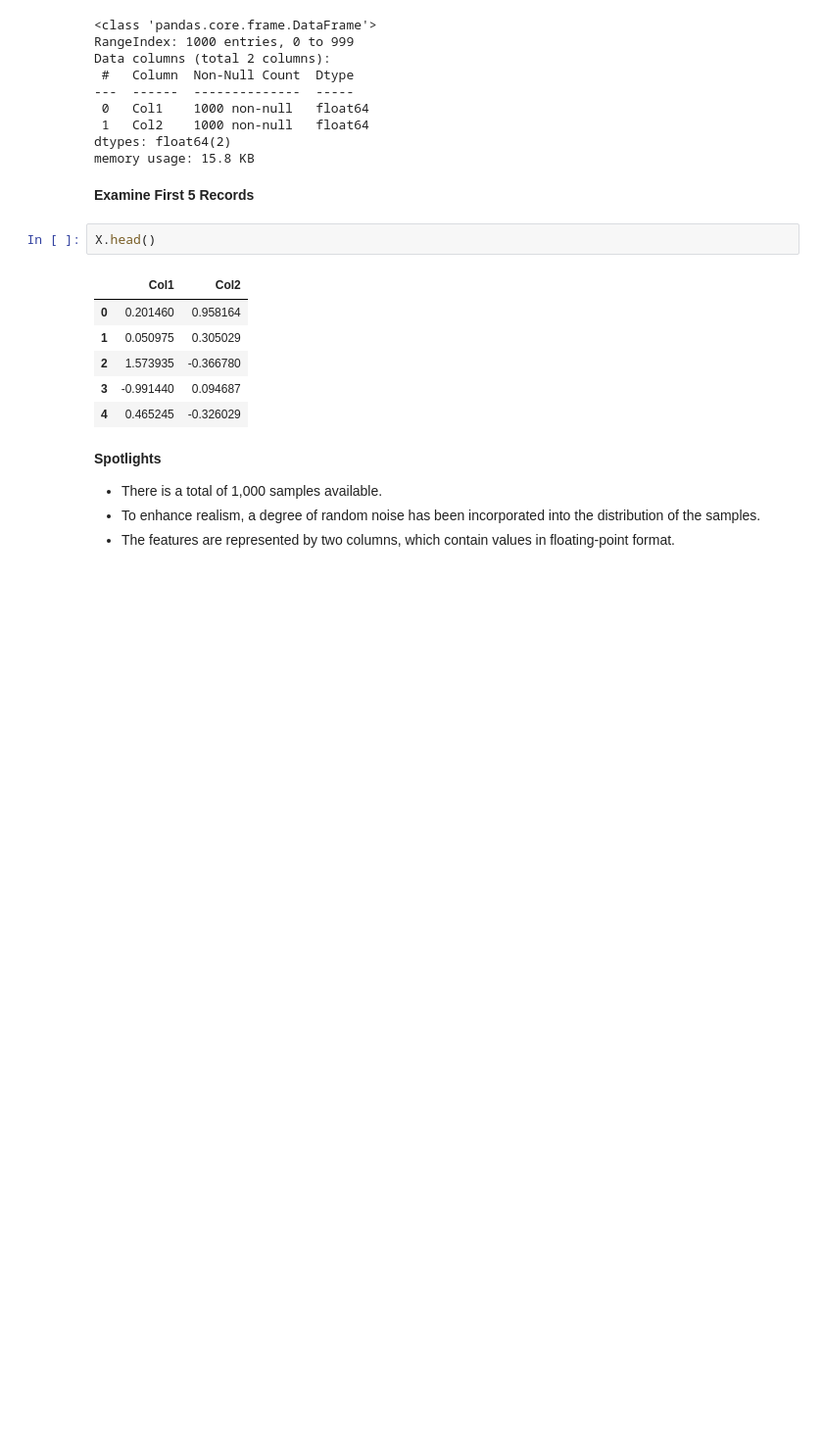
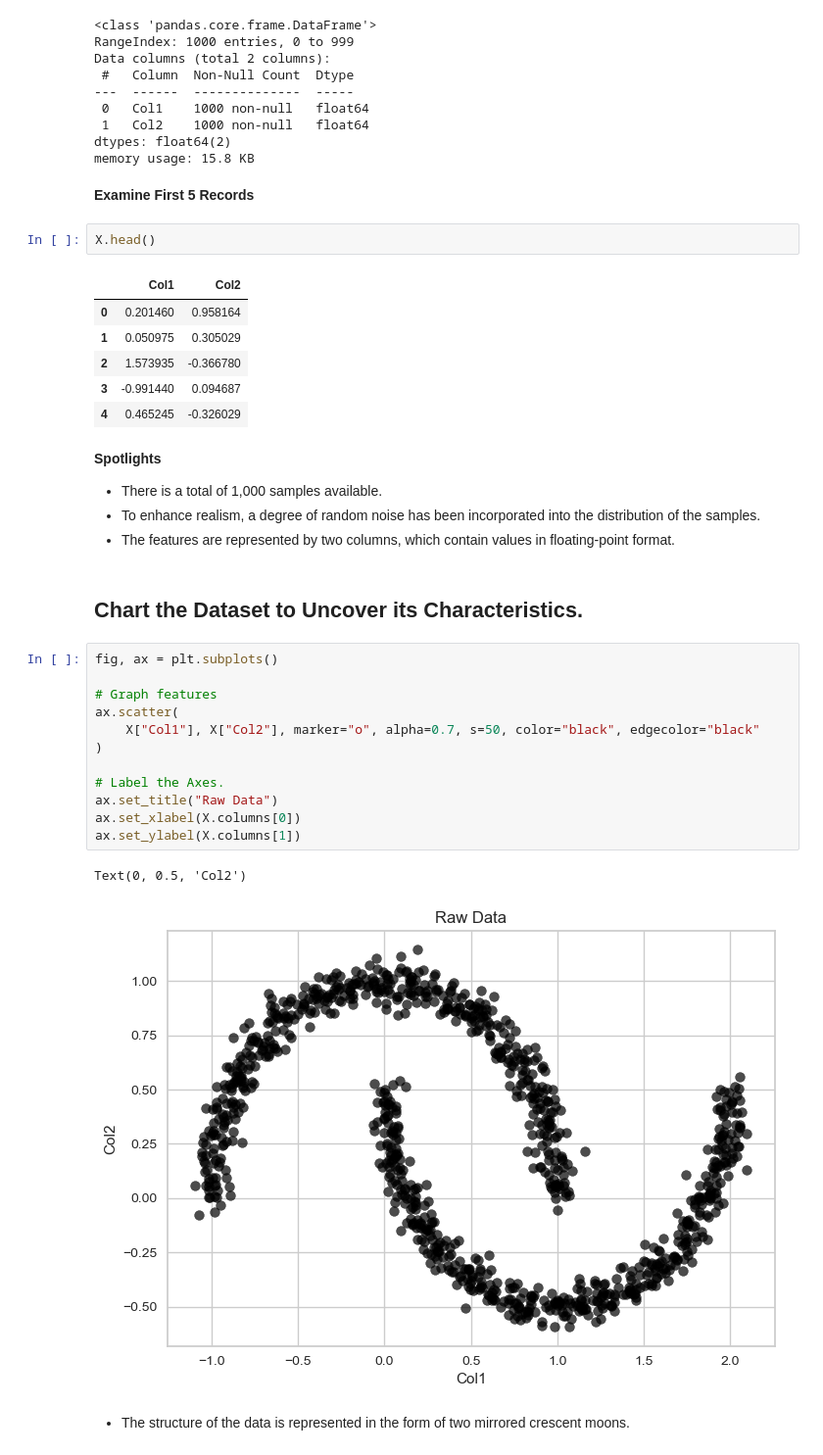
Before and after one commit to tyrantdavis/Hierarchical-Clustering-Model, a Jupyter notebook: hierarchical-clustering-moons.ipynb, the cells around one changed output. Shown at 98% size. Cells and saved outputs as stored; diff of their text form; blank space fills up the shorter version.

Commit message:
Visualize the data to discern its structure.

```diff
--- a/hierarchical-clustering-moons.ipynb
+++ b/hierarchical-clustering-moons.ipynb
@@ -81,3 +81,22 @@ X.head()
 - There is a total of 1,000 samples available.
 - To enhance realism, a degree of random noise has been incorporated into the distribution of the samples.
 - The features are represented by two columns, which contain values in floating-point format.
+# %% [markdown]
+## Chart the Dataset to Uncover its Characteristics.
+# %%
+fig, ax = plt.subplots()
+
+# Graph features
+ax.scatter(
+    X["Col1"], X["Col2"], marker="o", alpha=0.7, s=50, color="black", edgecolor="black"
+)
+
+# Label the Axes.
+ax.set_title("Raw Data")
+ax.set_xlabel(X.columns[0])
+ax.set_ylabel(X.columns[1])
+# %% [output]
+Text(0, 0.5, 'Col2')
+[figure, added]
+# %% [markdown]
+- The structure of the data is represented in the form of two mirrored crescent moons.
```
